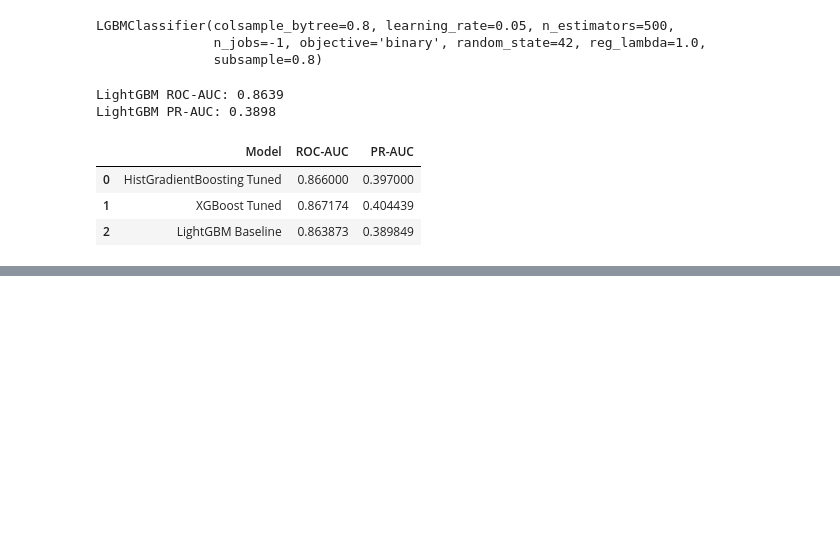
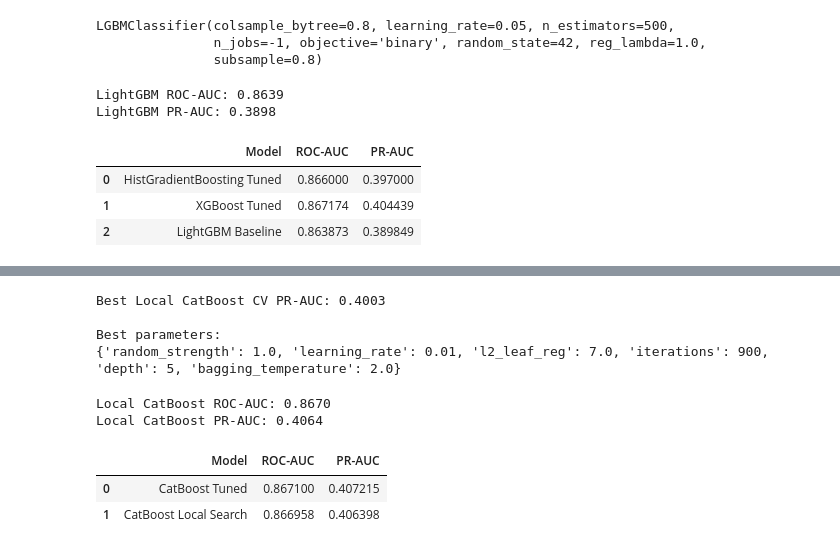
Before and after one commit to Randysman/credit_score, a Jupyter notebook: Modeling(boosting).ipynb, the cells around one changed output, grey strips where cells are left out. Drawn from its saved outputs; the diff is of its cells as text; code cells hidden in the pictures; blank space fills up the shorter version.

```diff
--- a/Modeling(boosting).ipynb
+++ b/Modeling(boosting).ipynb
@@ -484,0 +741,13 @@ boosting_comparison
+# %%
+print(
+    f'Best Local CatBoost CV PR-AUC: '
+    f'{catboost_local_search.best_score_:.4f}'
+)
+
+print('\nBest parameters:')
+print(catboost_local_search.best_params_)
+# %% [output]
+Best Local CatBoost CV PR-AUC: 0.4003
+
+Best parameters:
+{'random_strength': 1.0, 'learning_rate': 0.01, 'l2_leaf_reg': 7.0, 'iterations': 900, 'depth': 5, 'bagging_temperature': 2.0}
@@ -484,0 +758,50 @@ boosting_comparison
+# %%
+best_catboost_local_proba = (
+    best_catboost_local.predict_proba(
+        X_valid[features]
+    )[:, 1]
+)
+# %%
+local_catboost_roc_auc = roc_auc_score(
+    y_valid,
+    best_catboost_local_proba
+)
+
+local_catboost_pr_auc = average_precision_score(
+    y_valid,
+    best_catboost_local_proba
+)
+
+print(
+    f'Local CatBoost ROC-AUC: '
+    f'{local_catboost_roc_auc:.4f}'
+)
+
+print(
+    f'Local CatBoost PR-AUC: '
+    f'{local_catboost_pr_auc:.4f}'
+)
+# %% [output]
+Local CatBoost ROC-AUC: 0.8670
+Local CatBoost PR-AUC: 0.4064
+# %%
+catboost_tuning_comparison = pd.DataFrame({
+    'Model': [
+        'CatBoost Tuned',
+        'CatBoost Local Search'
+    ],
+    'ROC-AUC': [
+        best_catboost_roc_auc,
+        local_catboost_roc_auc
+    ],
+    'PR-AUC': [
+        best_catboost_pr_auc,
+        local_catboost_pr_auc
+    ]
+})
+
+catboost_tuning_comparison
+# %% [output]
+|  | Model | ROC-AUC | PR-AUC |
+| 0 | CatBoost Tuned | 0.867100 | 0.407215 |
+| 1 | CatBoost Local Search | 0.866958 | 0.406398 |
```
Also changed, not shown: parts of 23 cells of this notebook, 1 other file.
